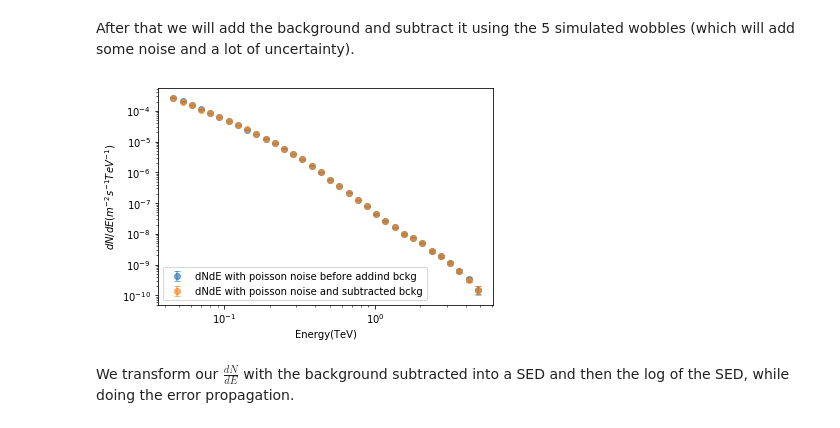
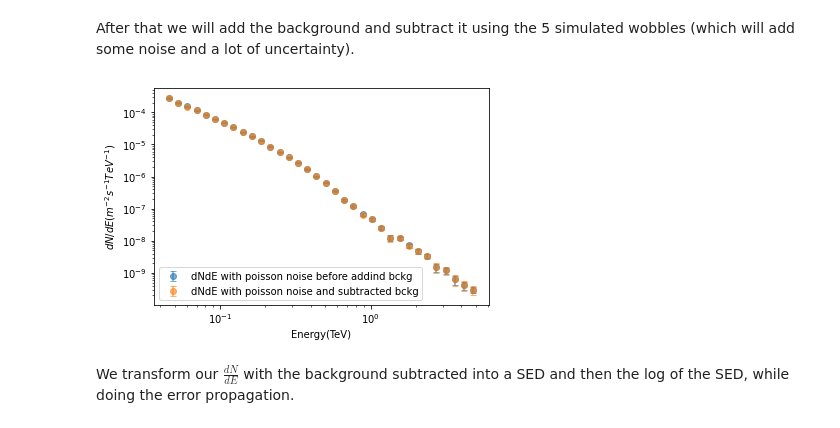
Before and after one commit to R-Grau/EBLpy, a Jupyter notebook: Aeff_bkg_spline.ipynb, the cells around one changed output. Saved outputs shown, nothing was run; the diff lists cells and outputs as text; code cells hidden in the pictures.

```diff
--- a/Aeff_bkg_spline.ipynb
+++ b/Aeff_bkg_spline.ipynb
@@ -263,29 +257,26 @@ $$\Omega (deg^2) = \bigg(\frac{180}{\pi}\bigg)^2 2\pi(1-cos(\alpha(rad)) $$
 def degtorad(ang):
     return ang * np.pi / 180
 # %%
-time = 180000#s
+time = 42480 #42480 #180000#s
 skyang = (180/np.pi)**2 * 2 * np.pi * (1-np.cos(degtorad(Angres2)))#deg^2
 
 bckgmu = newBckgrate * time * skyang
 
-my_generator = np.random.default_rng()
+my_generator = np.random.default_rng(2021)
 Simbckg1 = my_generator.poisson(bckgmu)
+# Simbckg1 = bckgmu
 Simbckg1 = Simbckg1.astype(float)
 for i in range(len(Simbckg1)):
     if Simbckg1[i] == 0:
         Simbckg1[i] = bckgmu[i]
-Simbckg1_u = 1/np.sqrt(Simbckg1)
+Simbckg1_u = np.sqrt(Simbckg1)
 Simbckg5 = my_generator.poisson(5*bckgmu)/5
+# Simbckg5 = 5*bckgmu/5
 Simbckg5 = Simbckg5.astype(float)
 for i in range(len(Simbckg5)):
     if Simbckg5[i] == 0:
         Simbckg5[i] = bckgmu[i]
-Simbckg5_u = 1/np.sqrt(Simbckg5)
-#we now get it to the same units as the dN/dE. #This was wrong!!!
-# Simbckg1_norm = Simbckg1 / time / skyang / (Ebinsmax[3:37] - Ebinsmin[3:37])
-# Simbckg1_u_norm = Simbckg1_u / time / skyang / (Ebinsmax[3:37] - Ebinsmin[3:37])
-# Simbckg5_norm = Simbckg5 / time / skyang / (Ebinsmax[3:37] - Ebinsmin[3:37])
-# Simbckg5_u_norm = Simbckg5_u / time / skyang / (Ebinsmax[3:37] - Ebinsmin[3:37])
+Simbckg5_u = np.sqrt(Simbckg5)
 # %% [markdown]
 Add Poisson noise to the $\frac{dN}{dE}$
 # %%
@@ -301,25 +293,26 @@ dNdE_p_u = dNdEa[3:37] * 1/np.sqrt(N)
 # %% [markdown]
 After that we will add the background and subtract it using the 5 simulated wobbles (which will add some noise and a lot of uncertainty).
 # %%
-# dNdE_b = dNdE_p + (Simbckg1_norm - Simbckg5_norm)
-# dNdE_b_u = dNdE_p_u + (Simbckg1_u_norm + Simbckg5_u_norm)
-new_N = N + Simbckg1 - Simbckg5
-new_N_u = N_u + Simbckg1_u + Simbckg5_u
+# new_N = N + Simbckg1 - Simbckg5
+# new_N_u =  N_u + Simbckg1_u + Simbckg5_u
+Simbckg = (Simbckg1 - Simbckg5) / EffaA2 / Ebinsw[3:37] / time
+Simbckg_u = (Simbckg1_u + Simbckg5_u) / EffaA2 / Ebinsw[3:37] / time
 
-dNdE_b = new_N / EffaA2 / Ebinsw[3:37] / time
-dNdE_b_u = new_N_u / EffaA2 / Ebinsw[3:37] / time
+
+dNdE_b = dNdE_p + Simbckg
+dNdE_b_u = dNdE_p_u + Simbckg_u
 
 
 plt.errorbar(E[3:37], dNdE_p, yerr = dNdE_p_u, label='dNdE with poisson noise before addind bckg', capsize=3, fmt='o', alpha=0.6)
 plt.errorbar(E[3:37], dNdE_b, yerr = dNdE_b_u, label='dNdE with poisson noise and subtracted bckg', capsize=3, fmt='o', alpha=0.6)
 plt.yscale('log')
 plt.xscale('log')
 plt.xlabel('Energy(TeV)')
 plt.ylabel(r'$dN/dE ( m^{-2} s^{-1} TeV^{-1})$')
 plt.legend()
 plt.show()
 # %% [output]
-[figure, old version]
+[figure, new version]
 # %% [markdown]
 We transform our $\frac{dN}{dE}$ with the background subtracted into a SED and then the log of the SED, while doing the error propagation.
 # %%
```
Also changed, not shown: parts of 15 cells of this notebook.
